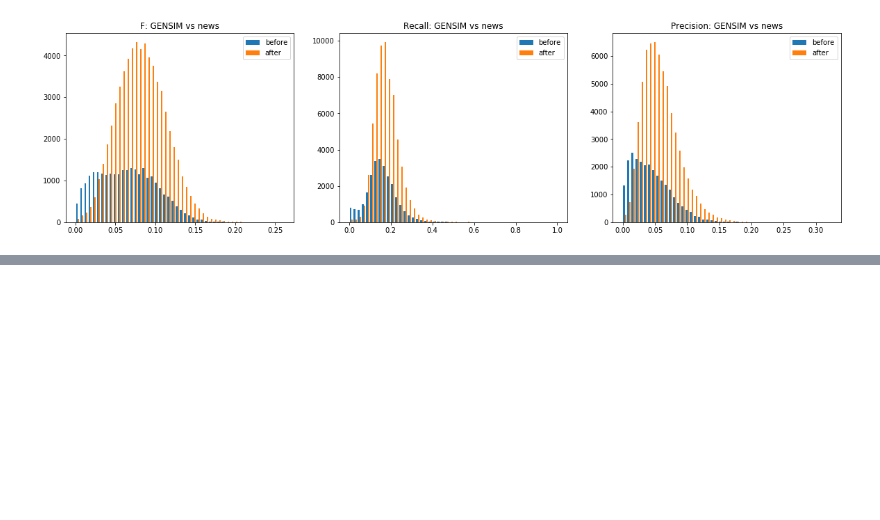
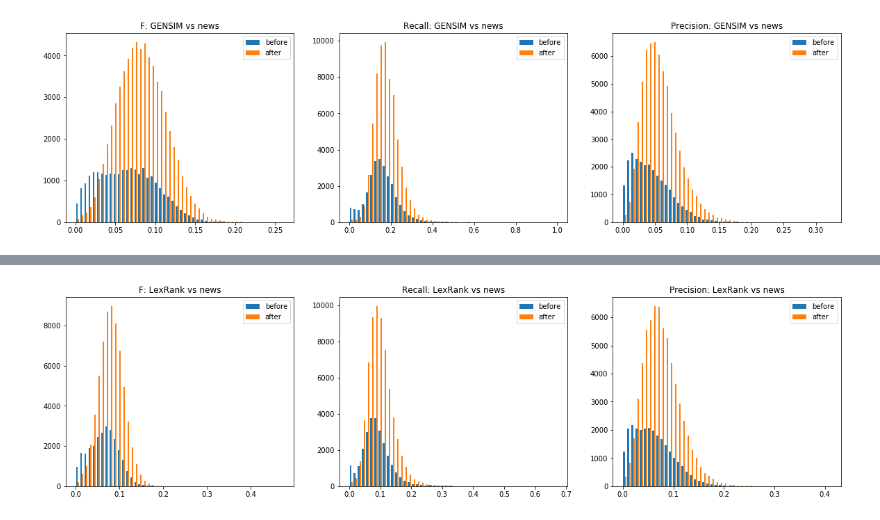
Before and after one commit to DenisOgr/news-generations, a Jupyter notebook: TextRank+ROUGE.ipynb, the cells around one changed output, grey strips where cells are left out. Saved outputs shown, nothing was run; the diff lists cells and outputs as text; code cells hidden in the pictures; blank space fills up the shorter version.

Commit message:
Added lexrank

```diff
--- a/TextRank+ROUGE.ipynb
+++ b/TextRank+ROUGE.ipynb
@@ -336,0 +349,21 @@ plot_result(all_scores, title='GENSIM vs news')
+# %%
+def compare_lexrank(news, broadcasts, similarity, lexrank_model):
+    all_scores = {'before':{'f':[],'r':[],'p':[]}, 'after':{'f':[],'r':[],'p':[]}}
+
+    for match_id in tqdm_notebook(news.match_id.unique()):
+        try:
+            cur_broadcasts = list(broadcasts[broadcasts['match_id']==match_id]['content'])
+            hyps = " ".join(lexrank_model.get_summary(cur_broadcasts, summary_size=10, threshold=.1))
+            cur_one_broadcast = broadcasts[broadcasts['match_id']==match_id].iloc[0]
+            news_scope = news[news.match_id==match_id]
+            for i in range(len(news_scope)):
+                cur_news = news_scope.iloc[i]
+                ttn = time_type_news(cur_news, cur_one_broadcast)
+                r = similarity.get_scores(hyps, clean_news_text(cur_news.body))
+                for t in ['f','r','p']:
+                    all_scores[ttn][t].append(r[0]['rouge-1'][t])
+        except Exception as e:
+            print(e)
+            pass
+
+    return all_scores
@@ -336,0 +415,14 @@ plot_result(all_scores, title='GENSIM vs news')
+# %%
+if not os.path.exists('data/all_scores_lexrank.npy'):
+    evaluator = Rouge()
+    #lexrank_model = CustomLexRank2(iterate_br_as_sent(broadcasts['content']), stopwords=STOPWORDS['ru'])
+    print("Start")
+    all_scores = compare_lexrank(news, broadcasts, evaluator,lexrank_model)
+
+    np.save('data/all_scores_lexrank.npy',all_scores)
+else:
+    all_scores = np.load('data/all_scores_lexrank.npy',allow_pickle=True)[()]
+# %%
+plot_result(all_scores, title='LexRank vs news')
+# %% [output]
+[figure, added]
```
Also changed, not shown: parts of 7 cells of this notebook.
